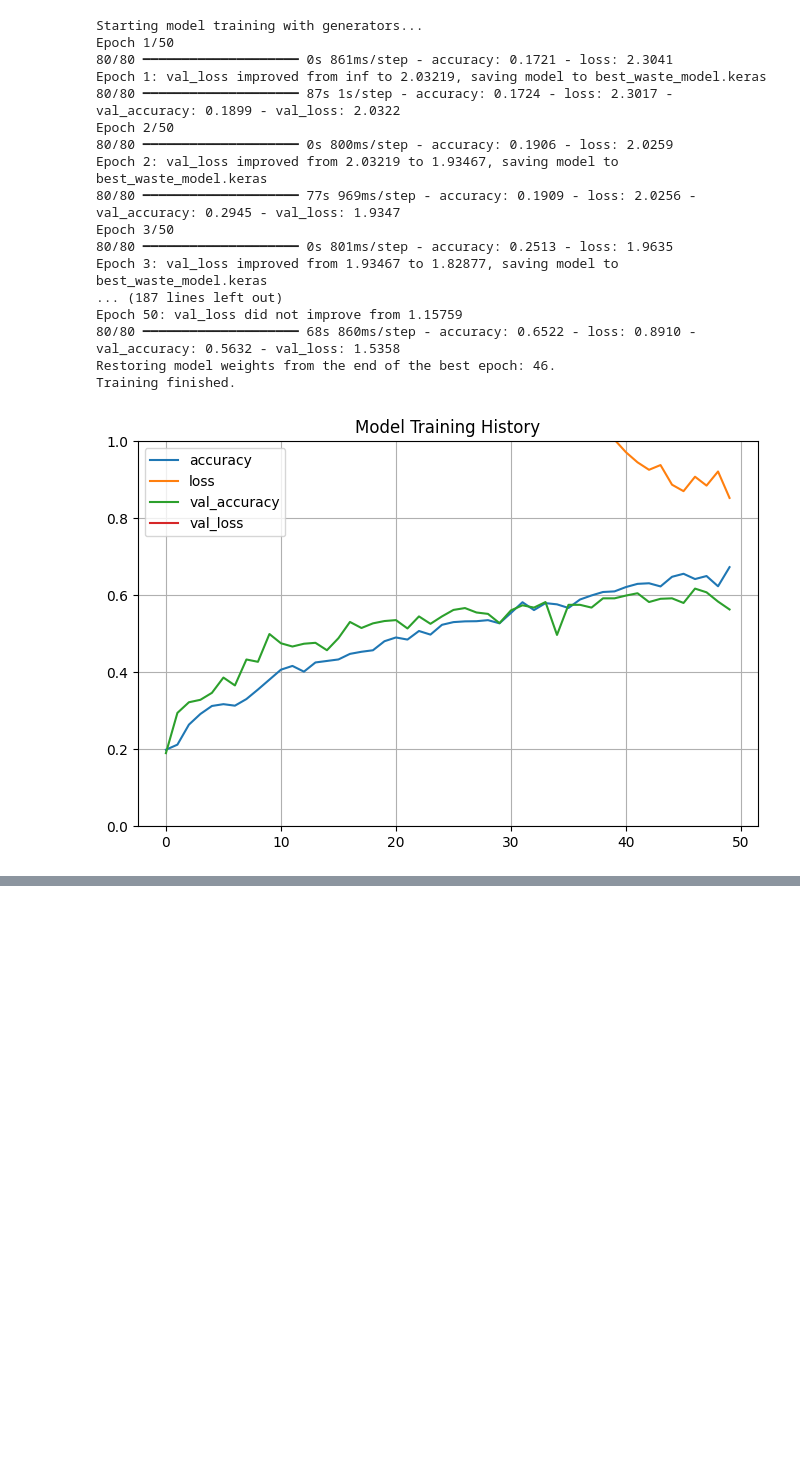
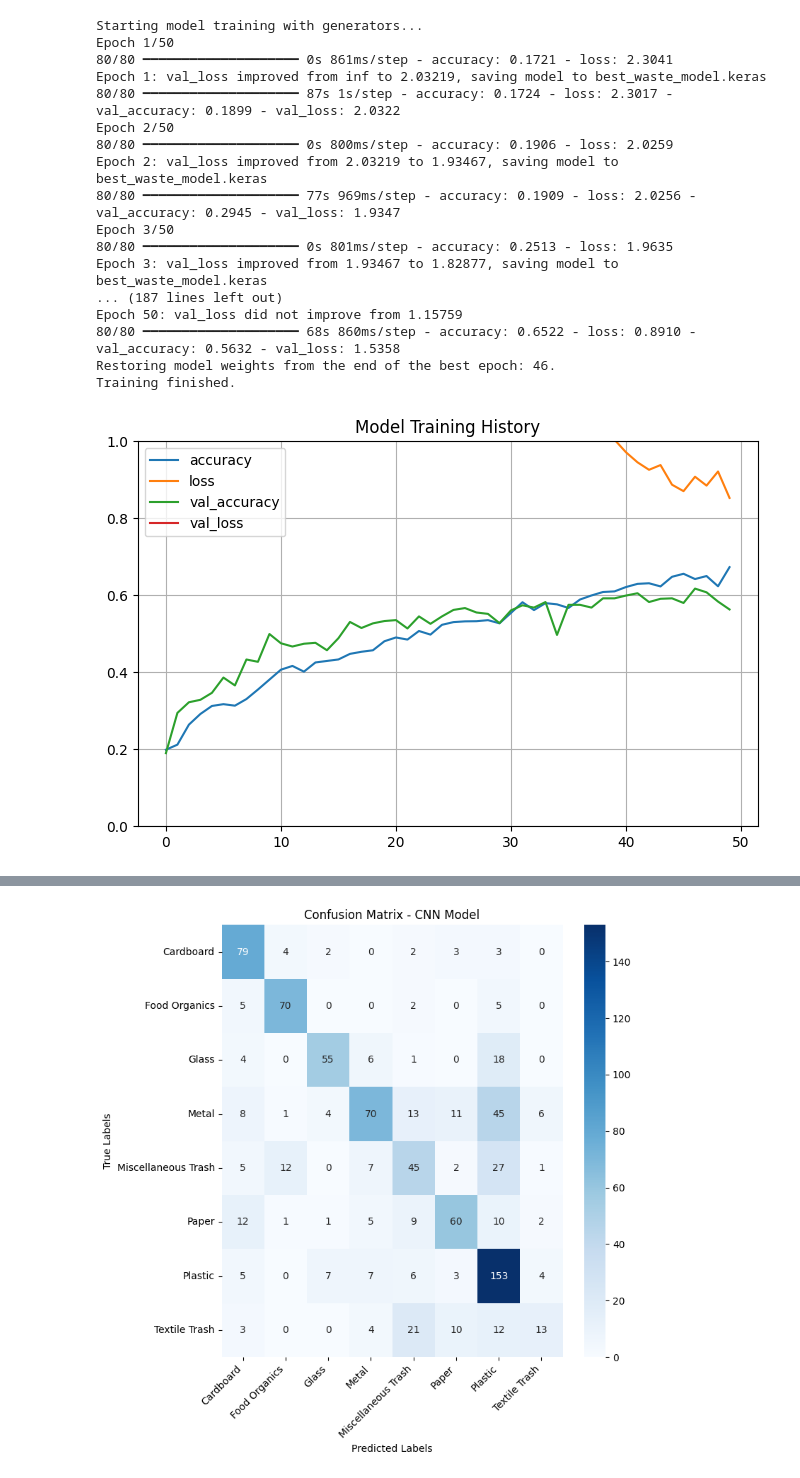
Before and after one commit to Inshalmunaf/Waste-Classification, a Jupyter notebook: waste_deep.ipynb, the cells around one changed output, grey strips where cells are left out. Drawn from its saved outputs; the diff is of its cells as text; code cells hidden in the pictures; blank space fills up the shorter version.

Commit message:
Mode classification done

```diff
--- a/waste_deep.ipynb
+++ b/waste_deep.ipynb
@@ -301,0 +341,67 @@ NameError: name 'X_test_paths' is not defined
+# %%
+
+def evaluate_keras_model(model, model_name, test_filepaths, true_test_labels, data_gen_func, batch_size, categories):
+
+    print(f"\n--- Evaluating Keras Model: {model_name} ---")
+
+    #Create the test data generator
+    test_generator = data_gen_func(test_filepaths, true_test_labels, batch_size, augment=False)
+
+    num_testsamples = len(test_filepaths)
+    steps_for_evaluation = int(np.ceil(num_testsamples / batch_size))
+
+    print(f"Number of test samples: {num_testsamples}, Steps: {steps_for_evaluation}")
+
+    #Get overall loss and accuracy from model.evaluate()
+    evaluation_results = model.evaluate(
+        test_generator,
+        steps=steps_for_evaluation,
+        verbose=1
+    )
+    test_loss = evaluation_results[0]
+    test_accuracy_from_evaluate = evaluation_results[1]
+    print(f"Test Loss: {test_loss:.4f}")
+    print(f"Test Accuracy (from model.evaluate): {test_accuracy_from_evaluate*100:.2f}%")
+
+    #Get predictions for detailed metrics
+
+    test_generator_for_predict = data_gen_func(test_filepaths, true_test_labels, batch_size, augment=False)
+    #predicting the model
+    y_pred_probabilities = model.predict(
+        test_generator_for_predict,
+        steps=steps_for_evaluation,
+        verbose=1
+    )
+    y_pred_classes = np.argmax(y_pred_probabilities, axis=1)
+
+    #Prepar true labels for comparison
+    y_true_for_report = true_test_labels[:len(y_pred_classes)]
+
+    if len(y_true_for_report) != len(y_pred_classes):
+        print("Detailed metrics might be inaccurate since labels lenght not match'.")
+    else:
+        # Generate and print Classification Report
+        print(f"\nClassification Report for {model_name}:")
+        report = classification_report(
+            y_true_for_report,
+            y_pred_classes,
+            target_names=categories,
+            zero_division=0
+        )
+        print(report)
+
+        # Compute and display the Confusion Matrix
+        cm = confusion_matrix(y_true_for_report, y_pred_classes)
+        plt.figure(figsize=(8, 8))
+        sns.heatmap(cm, annot=True, fmt='d', cmap='Blues',xticklabels=categories, yticklabels=categories)
+        plt.xlabel('Predicted Labels')
+        plt.ylabel('True Labels')
+        plt.title(f'Confusion Matrix - {model_name}')
+        plt.xticks(rotation=45, ha='right')
+        plt.yticks(rotation=0)
+        plt.tight_layout()
+        plt.show()
+
+
+evaluate_keras_model(loaded_model,"CNN Model" ,X_test_paths,Y_test,data_generator,BATCH_SIZE,CATEGORIES)
+# %% [output]
@@ -301,0 +425 @@ NameError: name 'X_test_paths' is not defined
+[figure, added]
```
Also changed, not shown: parts of 10 cells of this notebook, 1 other file.
